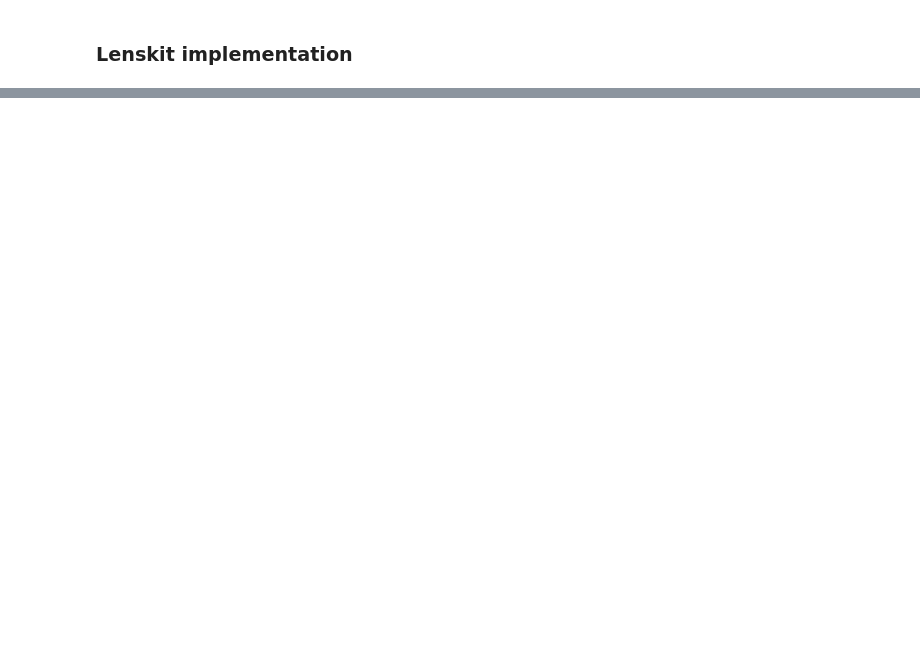
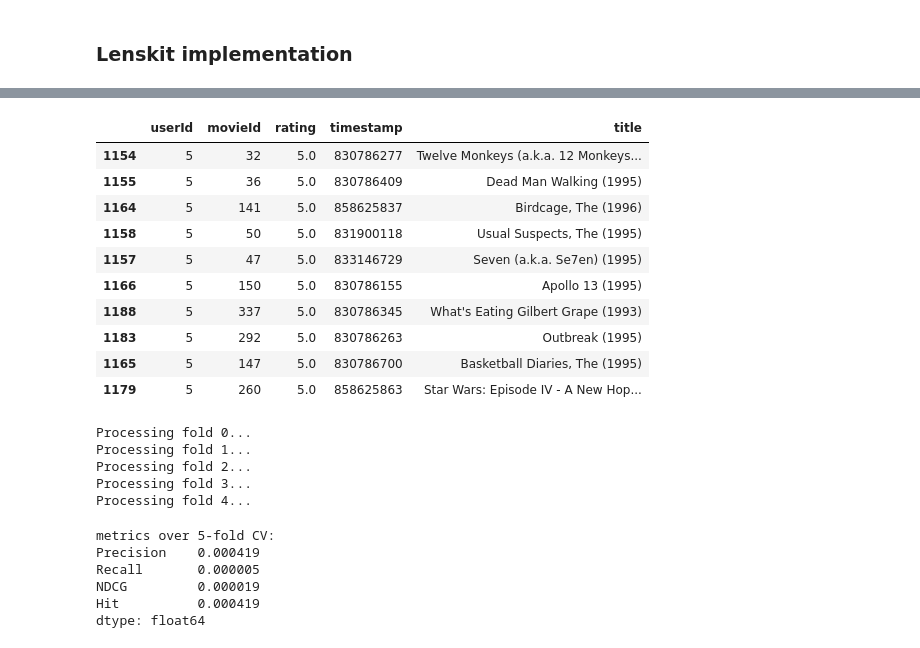
Before and after one commit to cellularegg/uas-soe-python-ss-2025, a Jupyter notebook: models/itembasecollfiltering.ipynb, the cells around one changed output, grey strips where cells are left out. Cells and saved outputs as stored; diff of their text form; code cells hidden in the pictures; blank space fills up the shorter version.

```diff
--- a/models/itembasecollfiltering.ipynb
+++ b/models/itembasecollfiltering.ipynb
@@ -284,0 +144,71 @@ print(recommend(3, n_rec=10))
+# %%
+# movies the user already watched
+movies_ratings[movies_ratings['userId'] == user_id].sort_values('rating', ascending=False).head(10)
+# %% [output]
+|  | userId | movieId | rating | timestamp | title |
+| 1154 | 5 | 32 | 5.0 | 830786277 | Twelve Monkeys (a.k.a. 12 Monkeys... |
+| 1155 | 5 | 36 | 5.0 | 830786409 | Dead Man Walking (1995) |
+| 1164 | 5 | 141 | 5.0 | 858625837 | Birdcage, The (1996) |
+| 1158 | 5 | 50 | 5.0 | 831900118 | Usual Suspects, The (1995) |
+| 1157 | 5 | 47 | 5.0 | 833146729 | Seven (a.k.a. Se7en) (1995) |
+| 1166 | 5 | 150 | 5.0 | 830786155 | Apollo 13 (1995) |
+| 1188 | 5 | 337 | 5.0 | 830786345 | What's Eating Gilbert Grape (1993) |
+| 1183 | 5 | 292 | 5.0 | 830786263 | Outbreak (1995) |
+| 1165 | 5 | 147 | 5.0 | 830786700 | Basketball Diaries, The (1995) |
+| 1179 | 5 | 260 | 5.0 | 858625863 | Star Wars: Episode IV - A New Hop... |
+# %%
+from lenskit.data import ItemListCollection, UserIDKey
+from lenskit.splitting import crossfold_records, SampleFrac
+from lenskit.metrics import Precision, Recall, NDCG, RunAnalysis
+from lenskit.metrics import RunAnalysis, RBP, TestItemCount, ListLength, MAE, RMSE, Precision, Recall, Hit
+from lenskit.basic import UserTrainingHistoryLookup
+from lenskit.batch import recommend as batch_recommend
+
+base = pipeline.topn_pipeline(ItemKNNScorer(), n=20)
+
+# Set up containers to collect test interactions and recommendations for all folds
+all_test = ItemListCollection(UserIDKey)           # test interactions by user
+all_recs = ItemListCollection(UserIDKey)           # recommended item lists by user
+
+folds = 5
+# Perform 5-fold cross-validation, holding out 30% of each user's ratings in each fold
+for fold, split in enumerate(crossfold_records(lk_dataset, rng=9, partitions=folds)):
+    print(f"Processing fold {fold}...")
+    all_test.add_from(split.test)
+
+    # Clone and train the pipeline on the training portion of this fold
+    algo = base.clone()
+    algo.train(split.train)
+
+    # Generate top-10 recommendations for each user in the test set of this fold
+    recs = batch_recommend(algo, list(split.test.keys()), n=10)
+    all_recs.add_from(recs)
+# %% [output]
+Processing fold 0...
+Processing fold 1...
+Processing fold 2...
+Processing fold 3...
+Processing fold 4...
+# %%
+# Set up the evaluation with desired metrics
+analysis = RunAnalysis()
+analysis.add_metric(Precision())
+analysis.add_metric(Recall())
+analysis.add_metric(NDCG())
+analysis.add_metric(Hit())
+
+# Measure the recommendations against the test data
+results = analysis.measure(all_recs, all_test)
+
+metrics_df = results.list_metrics()
+avg_metrics = metrics_df.mean()
+
+print(f"metrics over {folds}-fold CV over {len(lk_dataset)} samples:")
+print(avg_metrics)
+# %% [output]
+metrics over 5-fold CV:
+Precision    0.000419
+Recall       0.000005
+NDCG         0.000019
+Hit          0.000419
+dtype: float64
```
Also changed, not shown: parts of 15 cells of this notebook.
